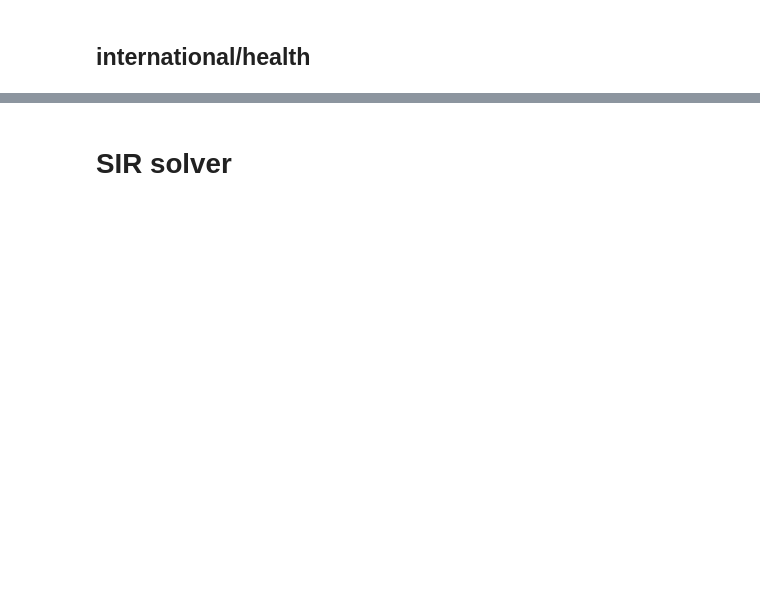
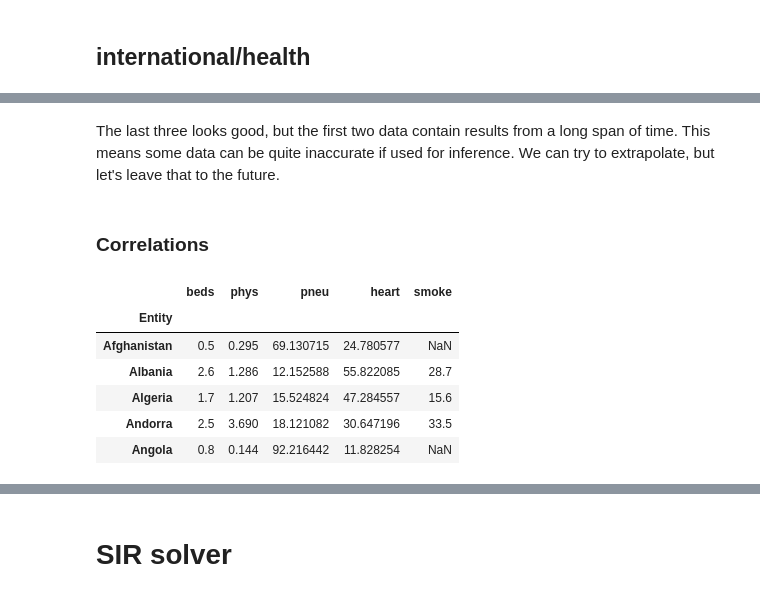
Before and after one commit to danielnee2/SKTW, a Jupyter notebook: TC/prediction_TC.ipynb, the cells around one changed output, grey strips where cells are left out. Drawn from its saved outputs; the diff is of its cells as text; code cells hidden in the pictures; blank space fills up the shorter version.

```diff
--- a/TC/prediction_TC.ipynb
+++ b/TC/prediction_TC.ipynb
@@ -17,0 +108,4 @@ X=df.pivot(index="Entity",columns="Year",values="Hospital beds (per 1,000 people
+# %% [markdown]
+The last three looks good, but the first two data contain results from a long span of time. This means some data can be quite inaccurate if used for inference. We can try to extrapolate, but let's leave that to the future.
+# %% [markdown]
+### Correlations
@@ -17,0 +119,10 @@ X=df.pivot(index="Entity",columns="Year",values="Hospital beds (per 1,000 people
+# %%
+df_total.head()
+# %% [output]
+|  | beds | phys | pneu | heart | smoke |
+| Entity |  |  |  |  |  |
+| Afghanistan | 0.5 | 0.295 | 69.130715 | 24.780577 | NaN |
+| Albania | 2.6 | 1.286 | 12.152588 | 55.822085 | 28.7 |
+| Algeria | 1.7 | 1.207 | 15.524824 | 47.284557 | 15.6 |
+| Andorra | 2.5 | 3.690 | 18.121082 | 30.647196 | 33.5 |
+| Angola | 0.8 | 0.144 | 92.216442 | 11.828254 | NaN |
```
Also changed, not shown: parts of 49 cells of this notebook, 2 other files.
